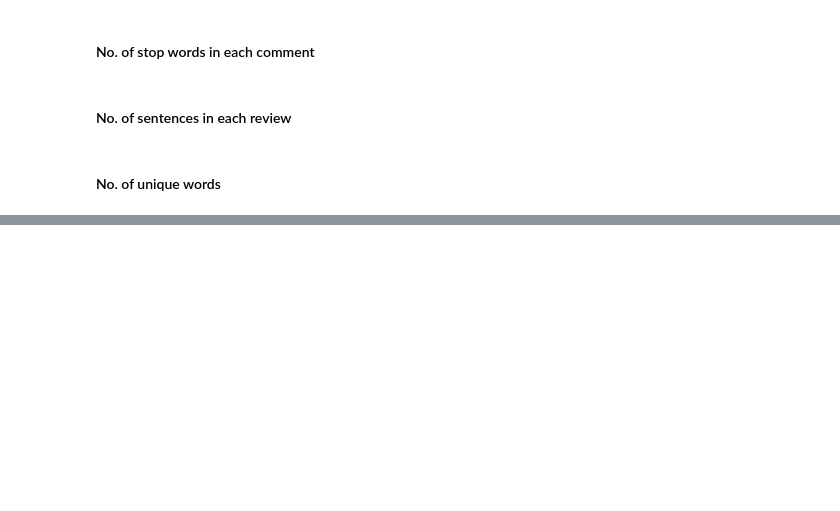
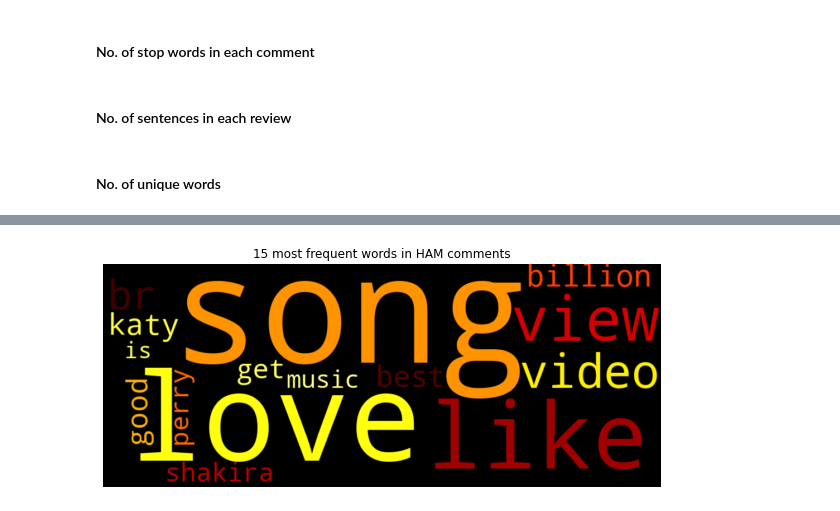
Before and after one commit to Preeti24/Youtube-comments, a Jupyter notebook: Feature Engineering.ipynb, the cells around one changed output, grey strips where cells are left out. Saved outputs shown, nothing was run; the diff lists cells and outputs as text; code cells hidden in the pictures; blank space fills up the shorter version.

```diff
--- a/Feature Engineering.ipynb
+++ b/Feature Engineering.ipynb
@@ -205,0 +371,5 @@ xgb.train()
+# %%
+#Reference: https://github.com/justmarkham/pycon-2016-tutorial/blob/master/tutorial_with_output.ipynb
+
+tokenList=countVectorizer.get_feature_names()
+tokenList[:10]
@@ -205,0 +387,5 @@ xgb.train()
+# %%
+hamFeatureCount=clf.feature_count_[0,:].astype(int)
+spamFeatureCount=clf.feature_count_[1,:].astype(int)
+
+hamFeatureCount
@@ -205,0 +394,9 @@ xgb.train()
+# %%
+columns={'TokenName':tokenList,
+         'No. of occurances in Ham':hamFeatureCount,
+         'No. of occurances in Spam':spamFeatureCount,
+         '% of total in Ham':hamFeatureCount/clf.class_count_[0],
+         '% of total in Spam':hamFeatureCount/clf.class_count_[1]}
+
+tokenDf=pd.DataFrame(columns).set_index('TokenName')
+tokenDf.sample(5)
@@ -205,0 +413,4 @@ xgb.train()
+# %%
+# Most frequent words in Ham comments
+frequentHamWords=tokenDf['No. of occurances in Ham'].sort_values(ascending=False)
+frequentHamWords[:10]
@@ -205,0 +447,7 @@ xgb.train()
+# %%
+wc=WordCloud(width=1000,height=400,colormap='hot').generate_from_frequencies(frequencies=dict(frequentHamWords[:15]))
+plt.imshow(wc, interpolation="bilinear")
+plt.title("15 most frequent words in HAM comments")
+plt.axis("off");
+# %% [output]
+[figure, added]
```
Also changed, not shown: parts of 57 cells of this notebook.
